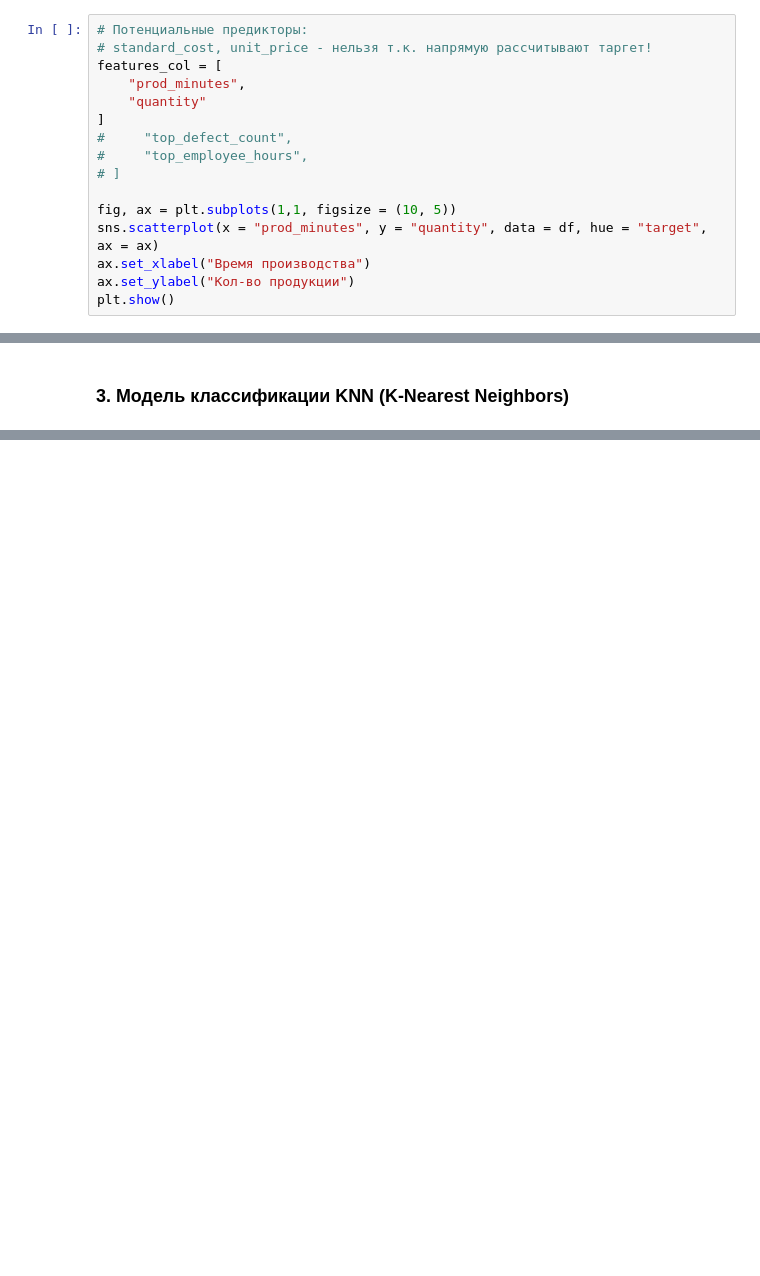
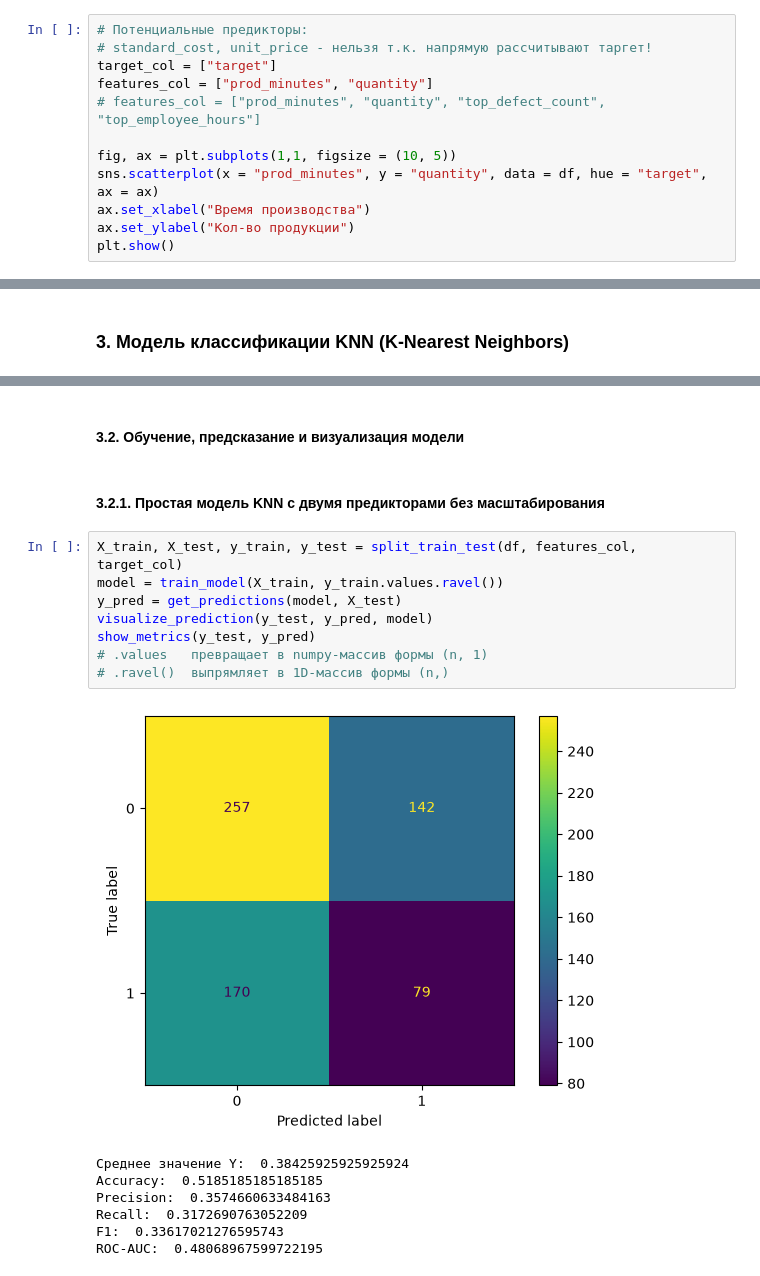
Before and after one commit to mihaniky/AI_Architect_3_1_4_Classification, a Jupyter notebook: AI_Architect_3_1_4_Classification.ipynb, the cells around one changed output, grey strips where cells are left out. Saved outputs shown, nothing was run; the diff lists cells and outputs as text; blank space fills up the shorter version.

Commit message:
has_defects

```diff
--- a/AI_Architect_3_1_4_Classification.ipynb
+++ b/AI_Architect_3_1_4_Classification.ipynb
@@ -193,13 +188,9 @@ plt.show()
 # %%
 # Потенциальные предикторы:
 # standard_cost, unit_price - нельзя т.к. напрямую рассчитывают таргет!
-features_col = [
-    "prod_minutes",
-    "quantity"
-]
-#     "top_defect_count",
-#     "top_employee_hours",
-# ]
+target_col = ["target"]
+features_col = ["prod_minutes", "quantity"]
+# features_col = ["prod_minutes", "quantity", "top_defect_count", "top_employee_hours"]
 
 fig, ax = plt.subplots(1,1, figsize = (10, 5))
 sns.scatterplot(x = "prod_minutes", y = "quantity", data = df, hue = "target", ax = ax)
@@ -289,0 +291,20 @@ def run_pipeline(df, features_col, target_col):
+# %% [markdown]
+#### 3.2. Обучение, предсказание и визуализация модели ####
+# %% [markdown]
+#### 3.2.1. Простая модель KNN с двумя предикторами без масштабирования ####
+# %%
+X_train, X_test, y_train, y_test = split_train_test(df, features_col, target_col)
+model = train_model(X_train, y_train.values.ravel())
+y_pred = get_predictions(model, X_test)
+visualize_prediction(y_test, y_pred, model)
+show_metrics(y_test, y_pred)
+# .values	превращает в numpy-массив формы (n, 1)
+# .ravel()	выпрямляет в 1D-массив формы (n,)
+# %% [output]
+[figure, added]
+Среднее значение Y:  0.38425925925925924
+Accuracy:  0.5185185185185185
+Precision:  0.3574660633484163
+Recall:  0.3172690763052209
+F1:  0.33617021276595743
+ROC-AUC:  0.48068967599722195
```
Also changed, not shown: parts of 15 cells of this notebook.
